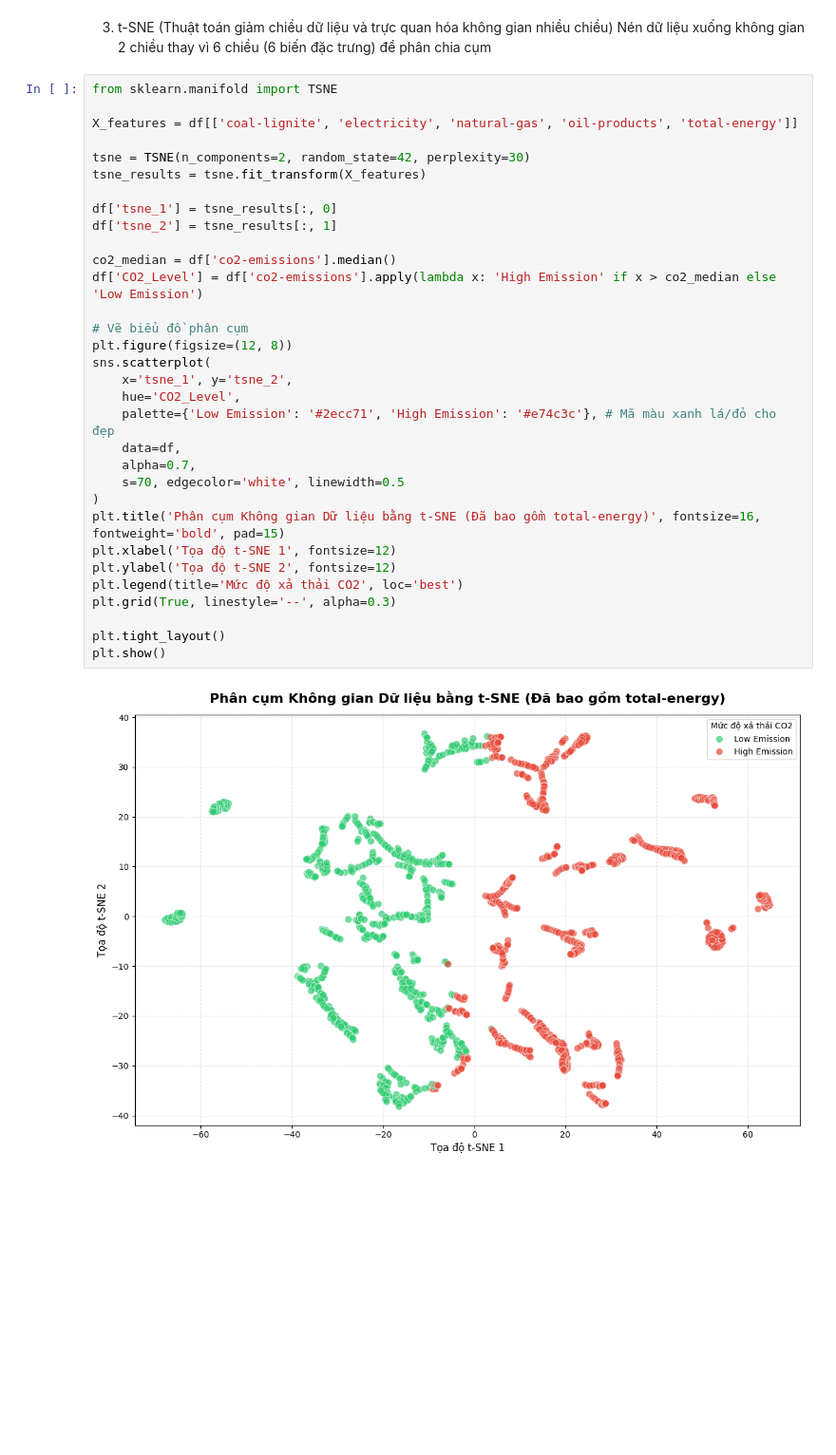
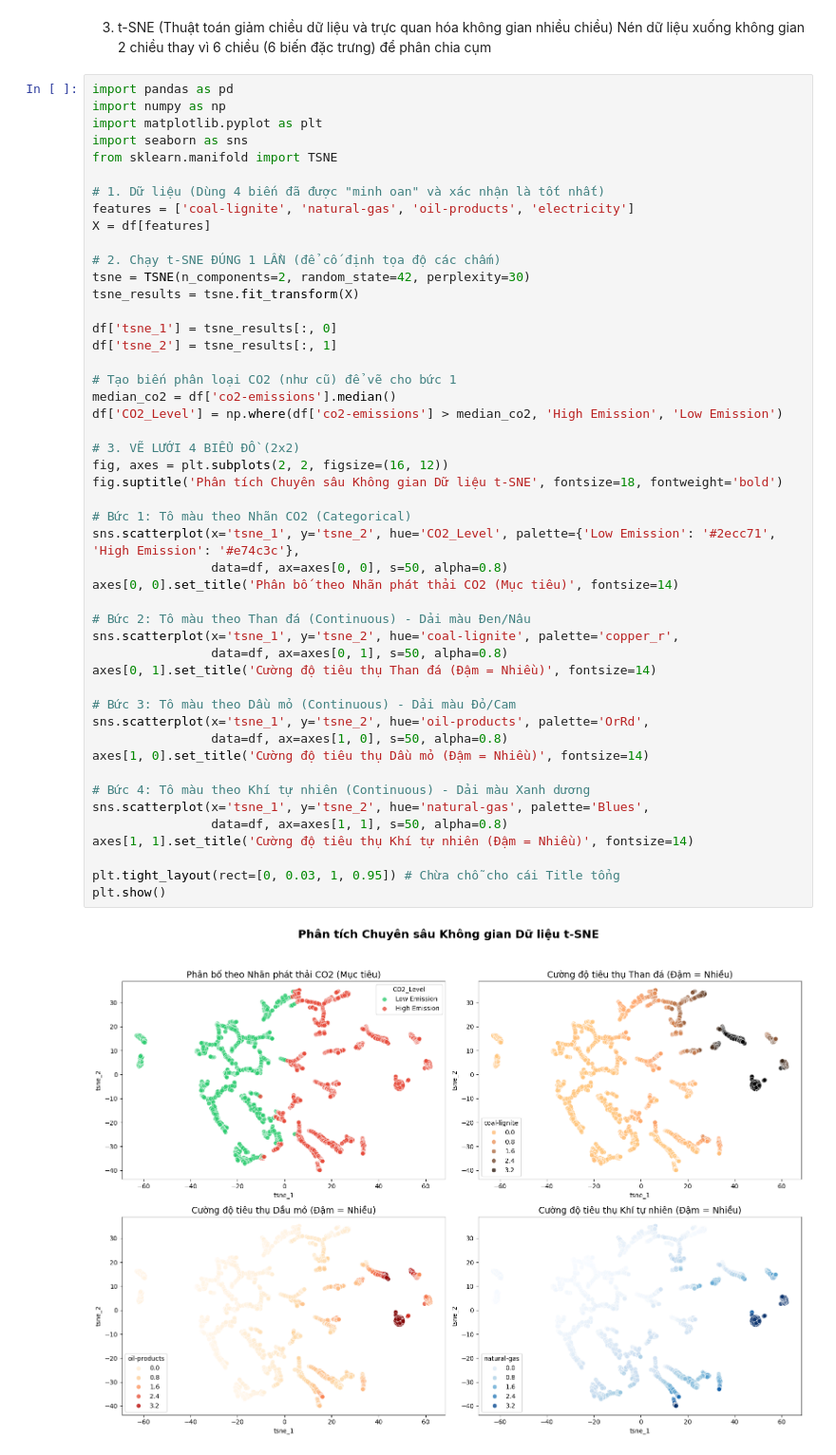
Before and after one commit to NganBui25/-CO2-Emissions-Prediction, a Jupyter notebook: full_data_crawler.ipynb, the cells around one changed output. Shown at 95% size. Saved outputs shown, nothing was run; the diff lists cells and outputs as text; blank space fills up the shorter version.

```diff
--- a/full_data_crawler.ipynb
+++ b/full_data_crawler.ipynb
@@ -933,38 +1046,54 @@ Qua biểu đồ hồi quy ta nhận thấy:
 3. t-SNE (Thuật toán giảm chiều dữ liệu và trực quan hóa không gian nhiều chiều)
 Nén dữ liệu xuống không gian 2 chiều thay vì 6 chiều (6 biến đặc trưng) để phân chia cụm
 # %%
+import pandas as pd
+import numpy as np
+import matplotlib.pyplot as plt
+import seaborn as sns
 from sklearn.manifold import TSNE
 
-X_features = df[['coal-lignite', 'electricity', 'natural-gas', 'oil-products', 'total-energy']]
+# 1. Dữ liệu (Dùng 4 biến đã được "minh oan" và xác nhận là tốt nhất)
+features = ['coal-lignite', 'natural-gas', 'oil-products', 'electricity']
+X = df[features]
 
+# 2. Chạy t-SNE ĐÚNG 1 LẦN (để cố định tọa độ các chấm)
 tsne = TSNE(n_components=2, random_state=42, perplexity=30)
-tsne_results = tsne.fit_transform(X_features)
+tsne_results = tsne.fit_transform(X)
 
 df['tsne_1'] = tsne_results[:, 0]
 df['tsne_2'] = tsne_results[:, 1]
 
-co2_median = df['co2-emissions'].median()
-df['CO2_Level'] = df['co2-emissions'].apply(lambda x: 'High Emission' if x > co2_median else 'Low Emission')
+# Tạo biến phân loại CO2 (như cũ) để vẽ cho bức 1
+median_co2 = df['co2-emissions'].median()
+df['CO2_Level'] = np.where(df['co2-emissions'] > median_co2, 'High Emission', 'Low Emission')
 
-# Vẽ biểu đồ phân cụm
-plt.figure(figsize=(12, 8))
-sns.scatterplot(
-    x='tsne_1', y='tsne_2',
-    hue='CO2_Level',
-    palette={'Low Emission': '#2ecc71', 'High Emission': '#e74c3c'}, # Mã màu xanh lá/đỏ cho đẹp
-    data=df,
-    alpha=0.7,
-    s=70, edgecolor='white', linewidth=0.5
-)
-plt.title('Phân cụm Không gian Dữ liệu bằng t-SNE (Đã bao gồm total-energy)', fontsize=16, fontweight='bold', pad=15)
-plt.xlabel('Tọa độ t-SNE 1', fontsize=12)
-plt.ylabel('Tọa độ t-SNE 2', fontsize=12)
-plt.legend(title='Mức độ xả thải CO2', loc='best')
-plt.grid(True, linestyle='--', alpha=0.3)
+# 3. VẼ LƯỚI 4 BIỂU ĐỒ (2x2)
+fig, axes = plt.subplots(2, 2, figsize=(16, 12))
+fig.suptitle('Phân tích Chuyên sâu Không gian Dữ liệu t-SNE', fontsize=18, fontweight='bold')
 
-plt.tight_layout()
+# Bức 1: Tô màu theo Nhãn CO2 (Categorical)
+sns.scatterplot(x='tsne_1', y='tsne_2', hue='CO2_Level', palette={'Low Emission': '#2ecc71', 'High Emission': '#e74c3c'},
+                data=df, ax=axes[0, 0], s=50, alpha=0.8)
+axes[0, 0].set_title('Phân bố theo Nhãn phát thải CO2 (Mục tiêu)', fontsize=14)
+
+# Bức 2: Tô màu theo Than đá (Continuous) - Dải màu Đen/Nâu
+sns.scatterplot(x='tsne_1', y='tsne_2', hue='coal-lignite', palette='copper_r',
+                data=df, ax=axes[0, 1], s=50, alpha=0.8)
+axes[0, 1].set_title('Cường độ tiêu thụ Than đá (Đậm = Nhiều)', fontsize=14)
+
+# Bức 3: Tô màu theo Dầu mỏ (Continuous) - Dải màu Đỏ/Cam
+sns.scatterplot(x='tsne_1', y='tsne_2', hue='oil-products', palette='OrRd',
+                data=df, ax=axes[1, 0], s=50, alpha=0.8)
+axes[1, 0].set_title('Cường độ tiêu thụ Dầu mỏ (Đậm = Nhiều)', fontsize=14)
+
+# Bức 4: Tô màu theo Khí tự nhiên (Continuous) - Dải màu Xanh dương
+sns.scatterplot(x='tsne_1', y='tsne_2', hue='natural-gas', palette='Blues',
+                data=df, ax=axes[1, 1], s=50, alpha=0.8)
+axes[1, 1].set_title('Cường độ tiêu thụ Khí tự nhiên (Đậm = Nhiều)', fontsize=14)
+
+plt.tight_layout(rect=[0, 0.03, 1, 0.95]) # Chừa chỗ cho cái Title tổng
 plt.show()
 # %% [output]
-[figure, old version]
+[figure, new version]
 # %% [markdown]
 Nhận xét với t-SNE:
```
Also changed, not shown: parts of 11 cells of this notebook, 1 other file.
